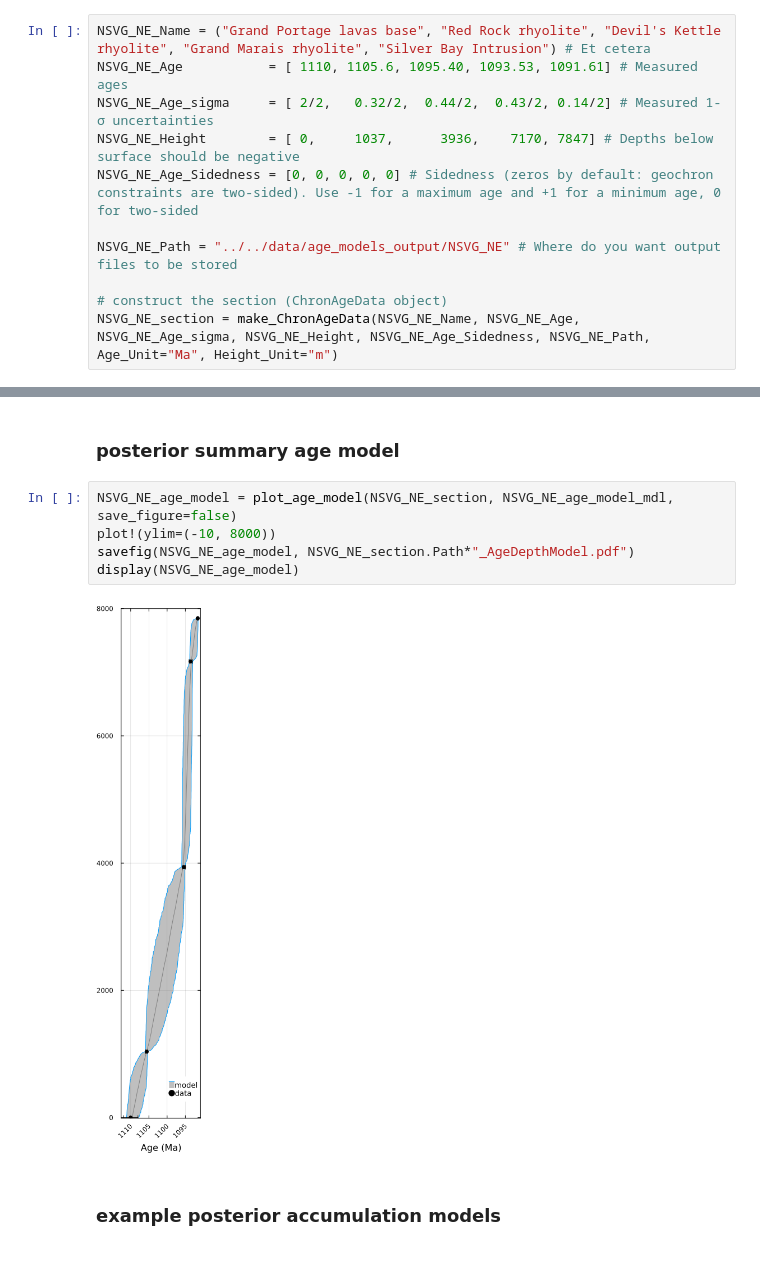
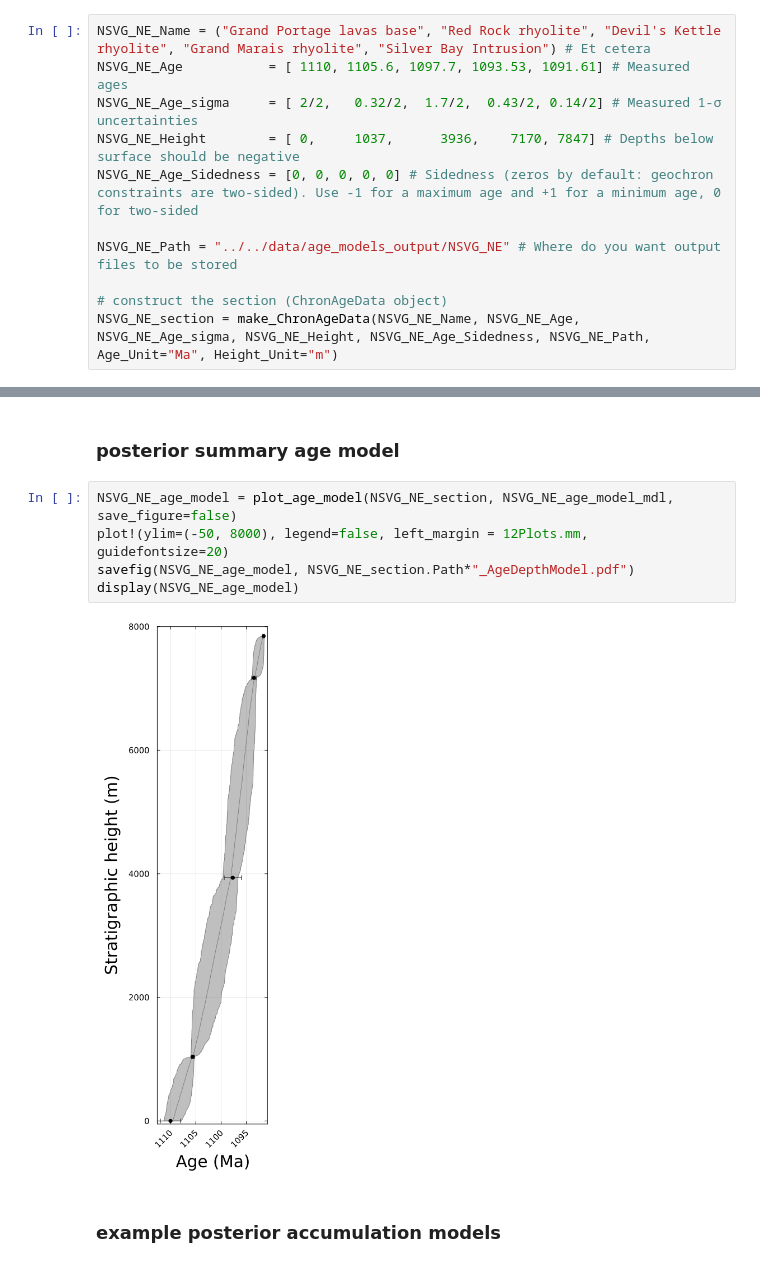
Before and after one commit to PolarWandering/APWP_StratModels, a Jupyter notebook: code/age_models/NSVG_NE_age_models.ipynb, the cells around one changed output, grey strips where cells are left out. Cells and saved outputs as stored; diff of their text form.

Commit message:
update all age models
better output figures, fix up PLV age model issue with lacking the LST date

```diff
--- a/code/age_models/NSVG_NE_age_models.ipynb
+++ b/code/age_models/NSVG_NE_age_models.ipynb
@@ -29,8 +30,8 @@ Kimball Creek felsites—An informal lithostratigraphic term for two relatively
 300 m Kimball Creek rhyolite
 # %%
 NSVG_NE_Name = ("Grand Portage lavas base", "Red Rock rhyolite", "Devil's Kettle rhyolite", "Grand Marais rhyolite", "Silver Bay Intrusion") # Et cetera
-NSVG_NE_Age           = [ 1110, 1105.6, 1095.40, 1093.53, 1091.61] # Measured ages
-NSVG_NE_Age_sigma     = [ 2/2,   0.32/2,  0.44/2,  0.43/2, 0.14/2] # Measured 1-σ uncertainties
+NSVG_NE_Age           = [ 1110, 1105.6, 1097.7, 1093.53, 1091.61] # Measured ages
+NSVG_NE_Age_sigma     = [ 2/2,   0.32/2,  1.7/2,  0.43/2, 0.14/2] # Measured 1-σ uncertainties
 NSVG_NE_Height        = [ 0,     1037,      3936,    7170, 7847] # Depths below surface should be negative
 NSVG_NE_Age_Sidedness = [0, 0, 0, 0, 0] # Sidedness (zeros by default: geochron constraints are two-sided). Use -1 for a maximum age and +1 for a minimum age, 0 for two-sided
 
@@ -54,11 +55,11 @@ NSVG_NE_age_model_config, NSVG_NE_age_model_mdl, NSVG_NE_age_model_agedist, NSVG
 ### posterior summary age model
 # %%
 NSVG_NE_age_model = plot_age_model(NSVG_NE_section, NSVG_NE_age_model_mdl, save_figure=false)
-plot!(ylim=(-10, 8000))
+plot!(ylim=(-50, 8000), legend=false, left_margin = 12Plots.mm, guidefontsize=20)
 savefig(NSVG_NE_age_model, NSVG_NE_section.Path*"_AgeDepthModel.pdf")
 display(NSVG_NE_age_model)
 # %% [output]
-[figure, old version]
+[figure, new version]
 # %% [markdown]
 ### example posterior accumulation models
 # %%
```
Also changed, not shown: parts of 5 cells of this notebook, 7 other files.
